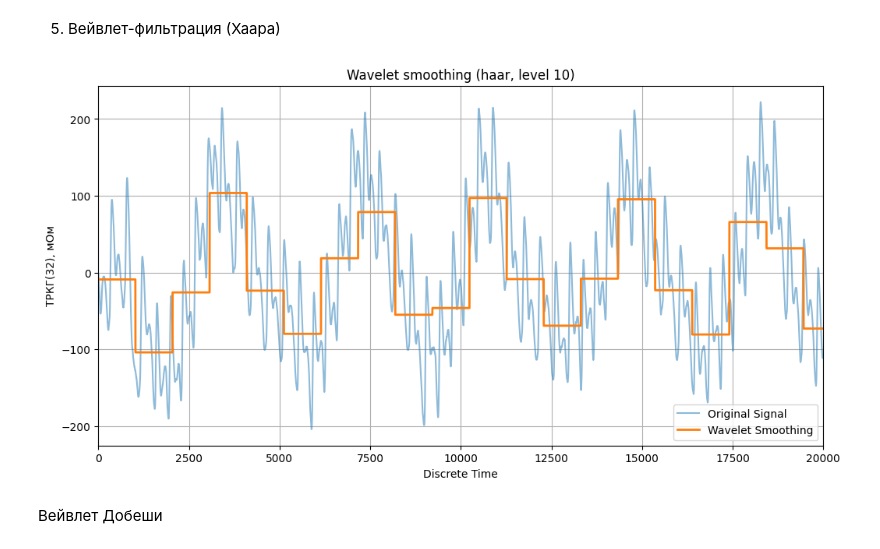
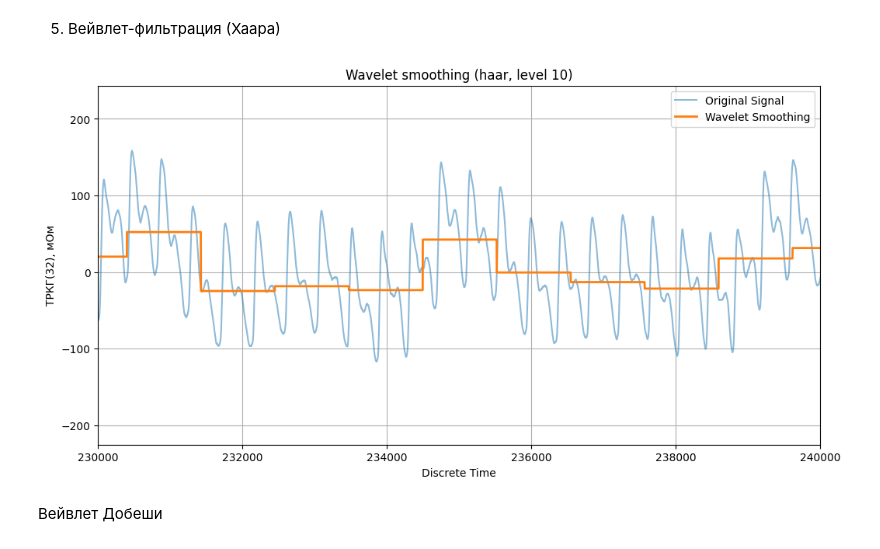
Before and after one commit to 4ervonec19/diploma, a Jupyter notebook: notebooks/2.0-cav-reo-signals-labeling-exploration.ipynb, the cells around one changed output. Saved outputs shown, nothing was run; the diff lists cells and outputs as text; code cells hidden in the pictures.

```diff
--- a/notebooks/2.0-cav-reo-signals-labeling-exploration.ipynb
+++ b/notebooks/2.0-cav-reo-signals-labeling-exploration.ipynb
@@ -232,5 +232,6 @@ def apply_median_filter_to_df(df, column, kernel_size=1001,
     return result_df
 
 first_dataset = apply_median_filter_to_df(df=first_dataset, column='ТРКГ(32), мОм',
+                                          xlim=[220000, 240000],
                                         plot=True, figsize=(12,6))
 # %% [output]
@@ -315,35 +316,35 @@ def wavelet_denoising_df(df, column, wavelet='haar', level=10, threshold_type='s
     data = df[column].values
 
     coeffs = pywt.wavedec(data, wavelet, level=level)
     sigma = np.median(np.abs(coeffs[-level])) / 0.6745
     threshold = sigma * np.sqrt(2 * np.log(len(data)))
     coeffs[1:] = [pywt.threshold(c, threshold, mode=threshold_type) for c in coeffs[1:]]
 
     smoothed = pywt.waverec(coeffs, wavelet)
     df[column_new] = smoothed[:len(data)]
 
     if plot:
         x = df[x_column].values if x_column else df.index.values
         plt.figure(figsize=figsize)
         plt.plot(x, data, label='Original Signal', alpha=0.5)
         plt.plot(x, df[column_new], label='Wavelet Smoothing', linewidth=2)
         plt.legend()
         plt.grid(True)
         if xlim: plt.xlim(*xlim)
         if ylim: plt.ylim(*ylim)
         plt.title(f'Wavelet smoothing ({wavelet}, level {level})')
         plt.xlabel(x_column if x_column else 'Discrete Time')
         plt.ylabel(column)
         plt.show()
 
     return df
 
 first_dataset = wavelet_denoising_df(df=first_dataset,
                                            column='ТРКГ(32), мОм',
                                            plot=True,
-                                           xlim=[0, 20000])
+                                           xlim=[230000, 240000])
 # %% [output]
-[figure, old version]
+[figure, new version]
 # %% [markdown]
 Вейвлет Добеши
 # %%
```
Also changed, not shown: parts of 9 cells of this notebook, 9 other files.
